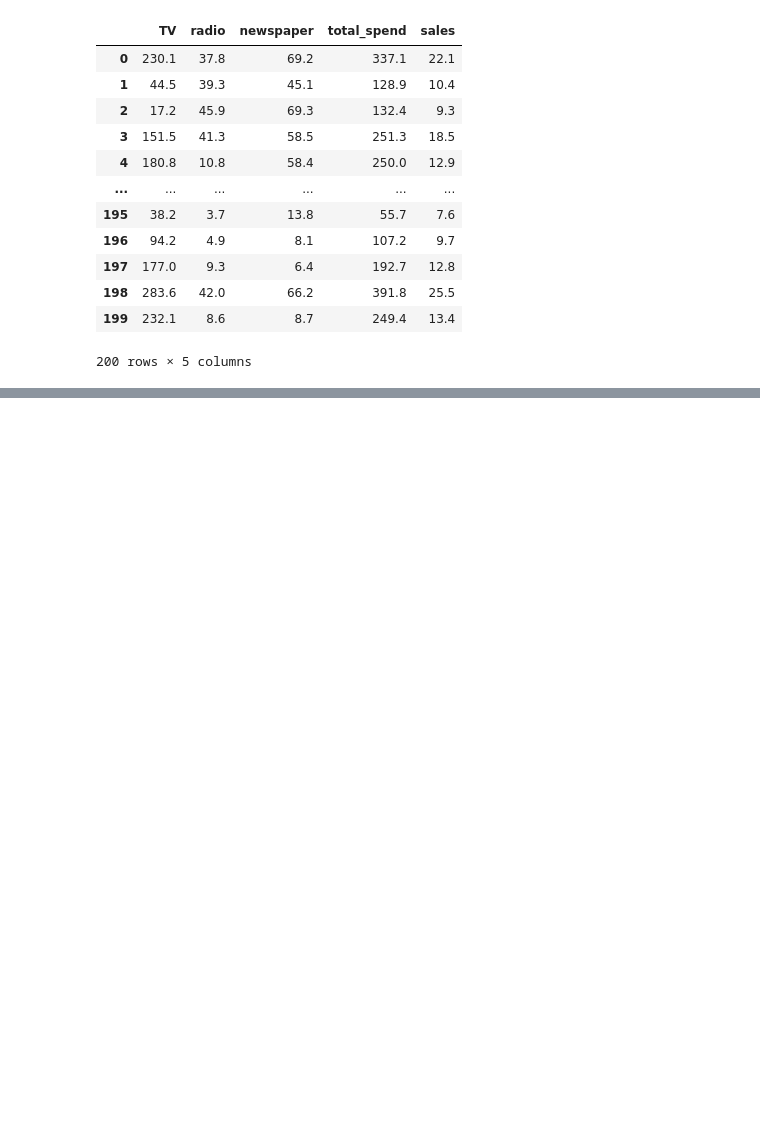
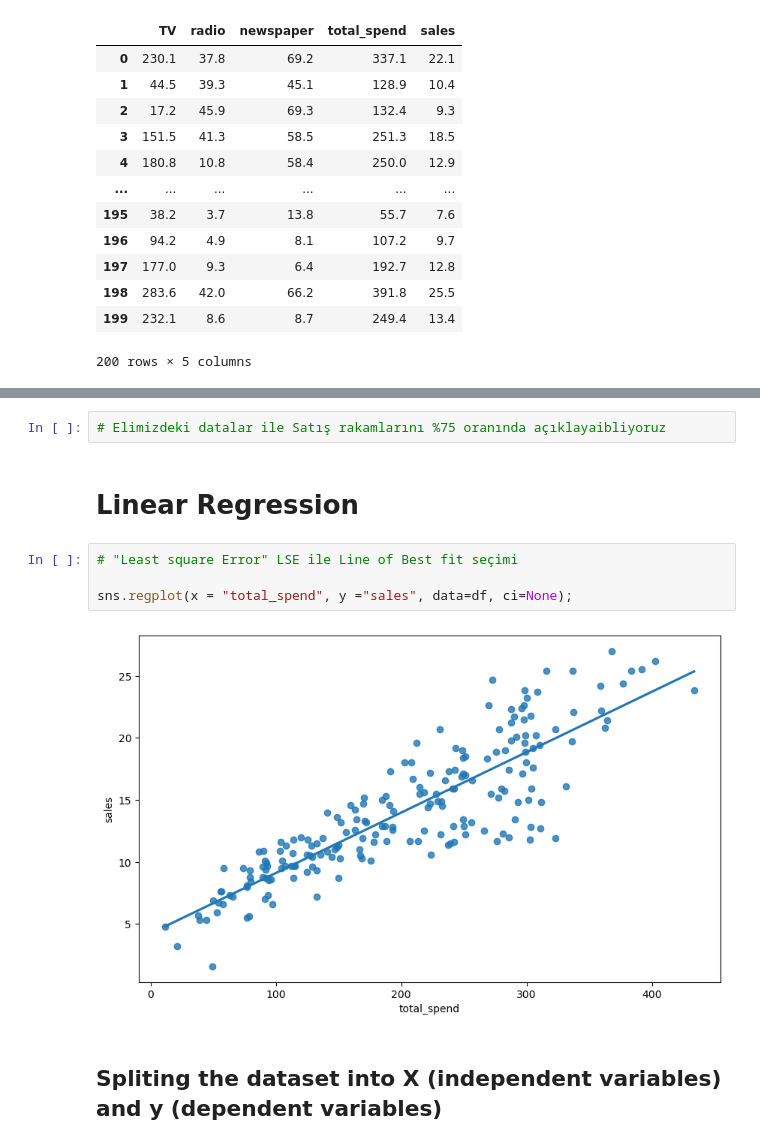
Before and after one commit to erkanozturk1903/Data-Sience, a Jupyter notebook: ML/Regression/Linear Regression/Simple_Linear_Reg2.ipynb, the cells around one changed output, grey strips where cells are left out. Drawn from its saved outputs; the diff is of its cells as text; blank space fills up the shorter version.

```diff
--- a/ML/Regression/Linear Regression/Simple_Linear_Reg2.ipynb
+++ b/ML/Regression/Linear Regression/Simple_Linear_Reg2.ipynb
@@ -163,0 +222,12 @@ df
+# %%
+# Elimizdeki datalar ile Satış rakamlarını %75 oranında açıklayaibliyoruz
+# %% [markdown]
+# Linear Regression
+# %%
+# "Least square Error" LSE ile Line of Best fit seçimi
+
+sns.regplot(x = "total_spend", y ="sales", data=df, ci=None);
+# %% [output]
+[figure, added]
+# %% [markdown]
+## Spliting the dataset into X (independent variables) and y (dependent variables)
```
Also changed, not shown: parts of 56 cells of this notebook.
